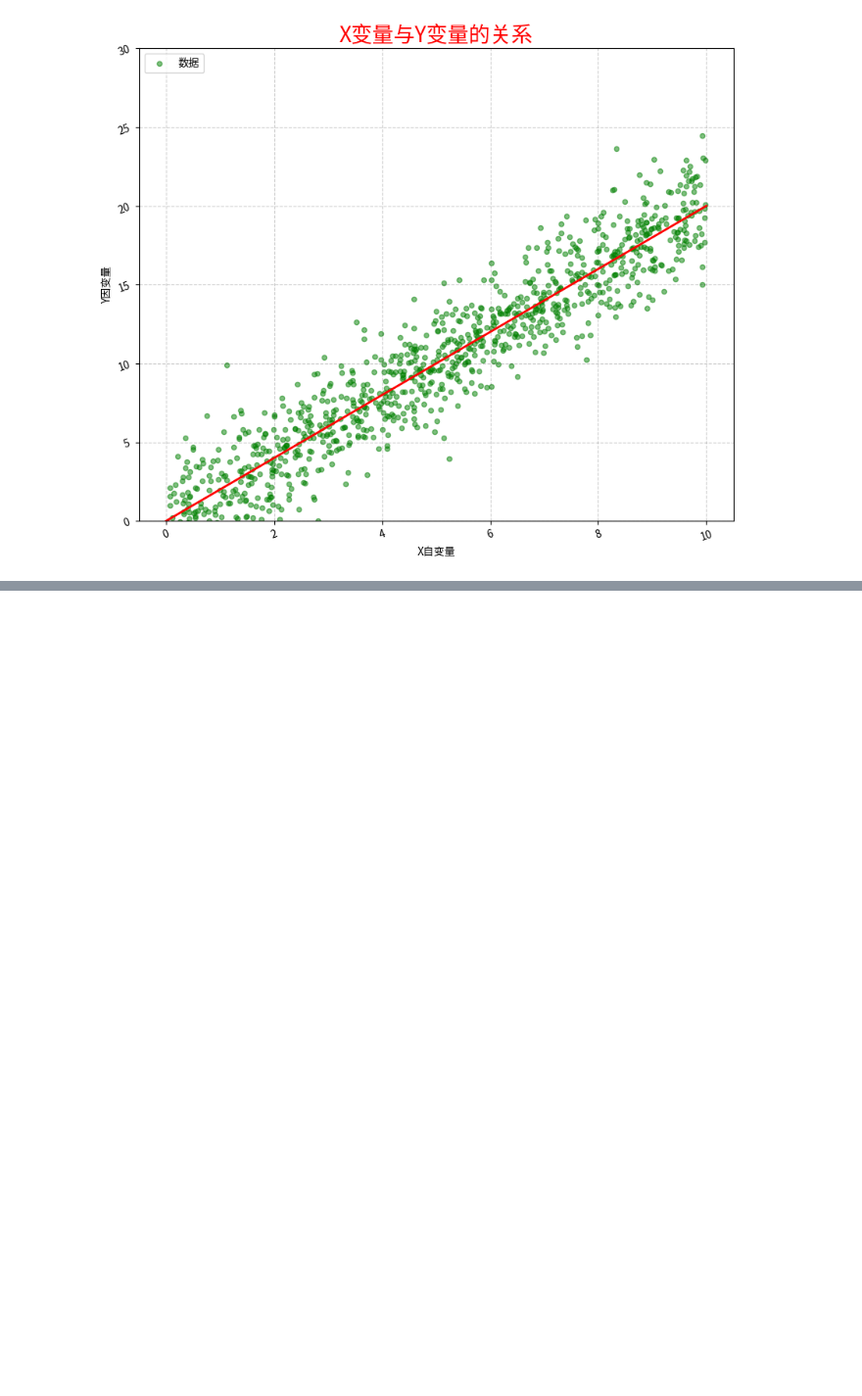
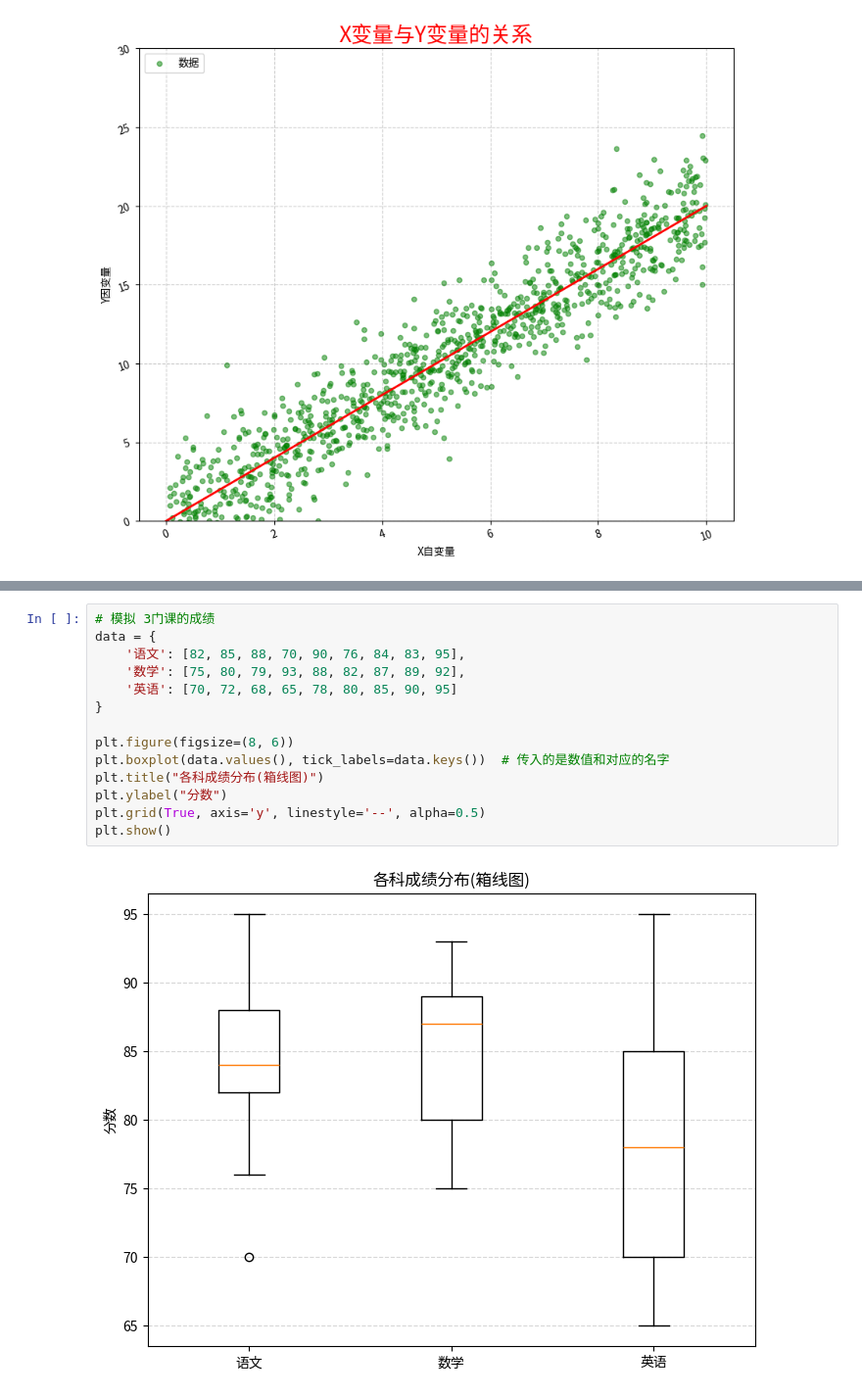
Before and after one commit to WithoutBug8/A_n_M_Learning_Repo, a Jupyter notebook: Machine Learning/Numpy_Pandas_Matplotlib/Matplotlib/Notes/1. Matplotlib学习.ipynb, the cells around one changed output, grey strips where cells are left out. Shown at 98% size. Cells and saved outputs as stored; diff of their text form; blank space fills up the shorter version.

Commit message:
Learn the matplotlib to draw diagram

```diff
--- a/Machine Learning/Numpy_Pandas_Matplotlib/Matplotlib/Notes/1. Matplotlib学习.ipynb
+++ b/Machine Learning/Numpy_Pandas_Matplotlib/Matplotlib/Notes/1. Matplotlib学习.ipynb
@@ -223,0 +231,16 @@ plt.show()
+# %%
+# 模拟 3门课的成绩
+data = {
+    '语文': [82, 85, 88, 70, 90, 76, 84, 83, 95],
+    '数学': [75, 80, 79, 93, 88, 82, 87, 89, 92],
+    '英语': [70, 72, 68, 65, 78, 80, 85, 90, 95]
+}
+
+plt.figure(figsize=(8, 6))
+plt.boxplot(data.values(), tick_labels=data.keys())  # 传入的是数值和对应的名字
+plt.title("各科成绩分布(箱线图)")
+plt.ylabel("分数")
+plt.grid(True, axis='y', linestyle='--', alpha=0.5)
+plt.show()
+# %% [output]
+[figure, added]
```
Also changed, not shown: parts of 1 cell of this notebook.
